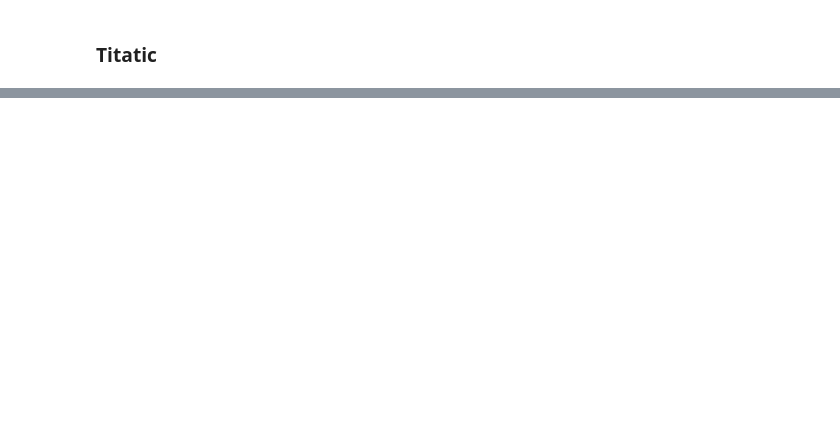
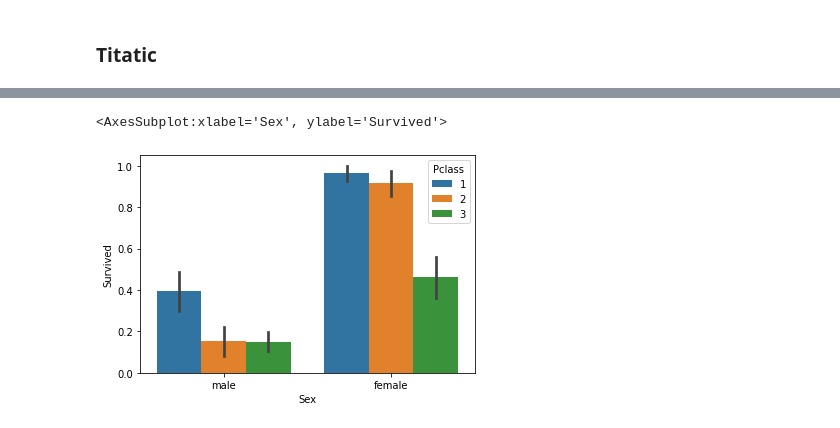
Before and after one commit to zkan/python-for-data-analysis, a Jupyter notebook: 02-pandas.ipynb, the cells around one changed output, grey strips where cells are left out. Drawn from its saved outputs; the diff is of its cells as text; code cells hidden in the pictures; blank space fills up the shorter version.

```diff
--- a/02-pandas.ipynb
+++ b/02-pandas.ipynb
@@ -386,0 +1005,2 @@ titanic_df = titanic_df.drop(['name', 'ticket', 'boat', 'body', 'cabin', 'home.d
+# %%
+titanic_df = pd.read_csv("titanic.csv")
@@ -387,2 +1016,4 @@ titanic_df = titanic_df.drop(['name', 'ticket', 'boat', 'body', 'cabin', 'home.d
+# %%
+titanic_df = titanic_df.drop(["Name", "Ticket", "Cabin"], axis="columns").dropna(how="any")
 # %%
 titanic_df.info()
@@ -389,3 +1037,6 @@ titanic_df.info()
 # %%
-sns.barplot(x="sex", y="survived", hue="pclass", data=titanic_df)
+sns.barplot(x="Sex", y="Survived", hue="Pclass", data=titanic_df)
+# %% [output]
+<AxesSubplot:xlabel='Sex', ylabel='Survived'>
+[figure, added]
 # %%
```
Also changed, not shown: parts of 114 cells of this notebook, 6 other files.
